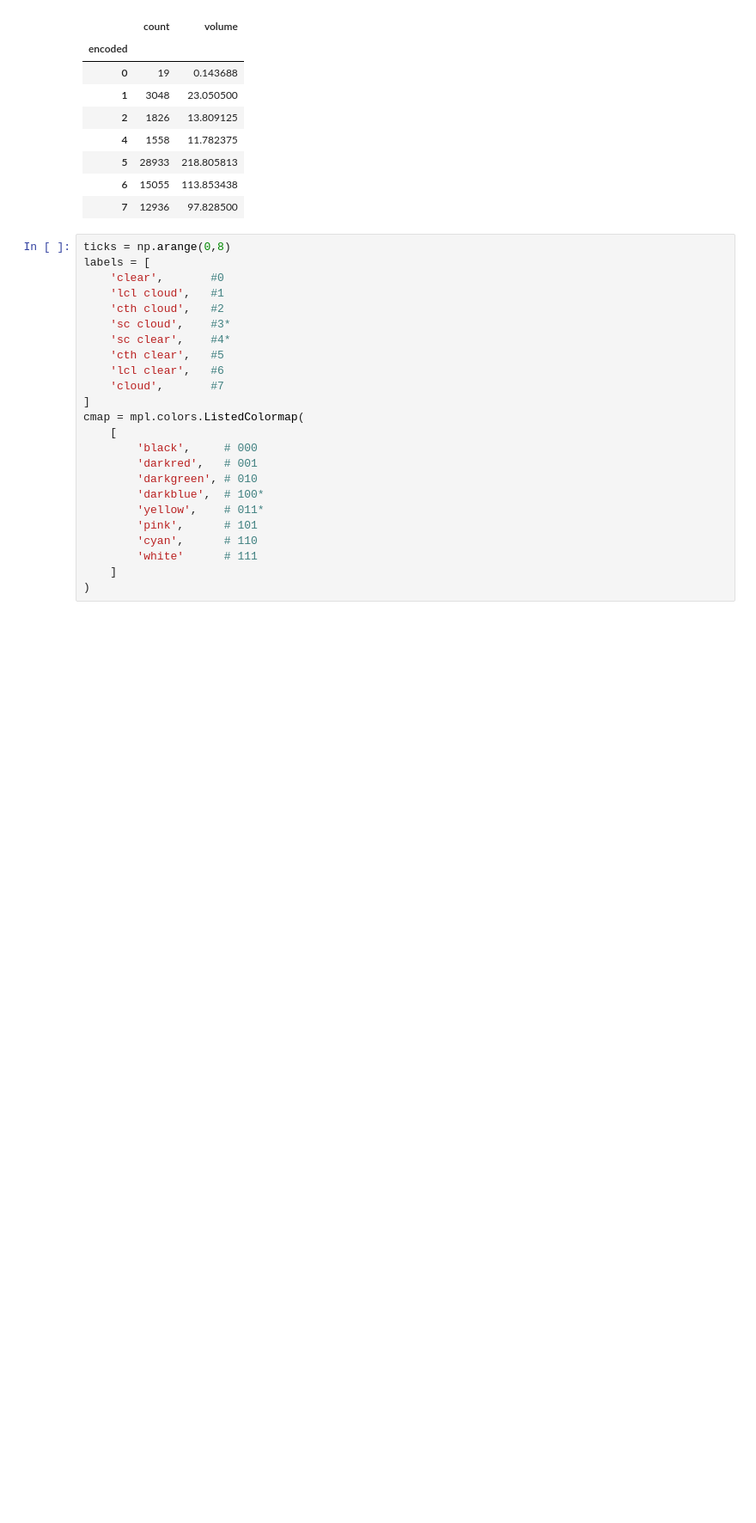
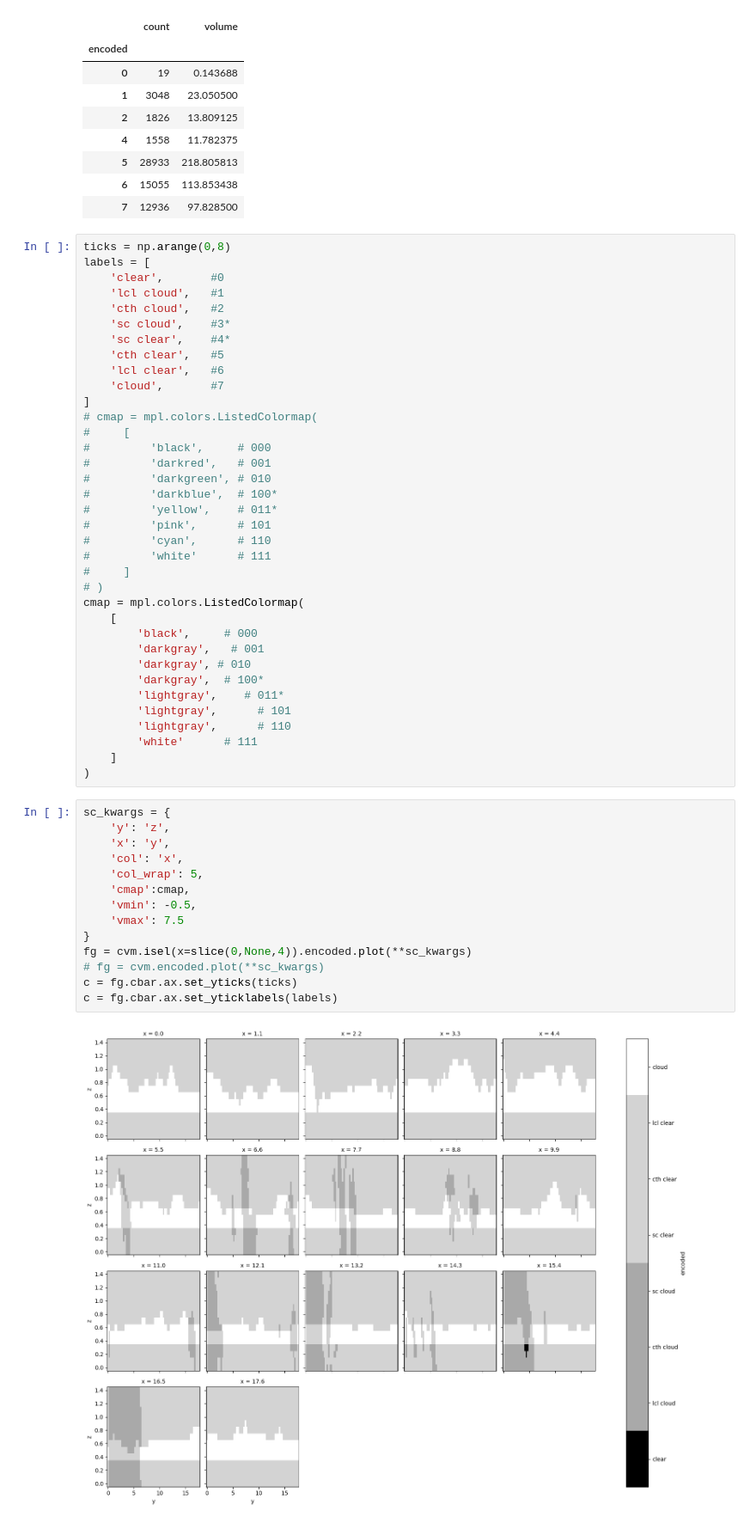
Before and after one commit to jlun17/misr-at3d-camp2ex, a Jupyter notebook: notebooks/preprocessing/CVM_LCL_CTH_SC.ipynb, the cells around one changed output. Shown at 86% size. Cells and saved outputs as stored; diff of their text form; blank space fills up the shorter version.

```diff
--- a/notebooks/preprocessing/CVM_LCL_CTH_SC.ipynb
+++ b/notebooks/preprocessing/CVM_LCL_CTH_SC.ipynb
@@ -165,18 +165,46 @@ labels = [
     'lcl clear',   #6
     'cloud',       #7
 ]
+# cmap = mpl.colors.ListedColormap(
+#     [
+#         'black',     # 000
+#         'darkred',   # 001
+#         'darkgreen', # 010
+#         'darkblue',  # 100*
+#         'yellow',    # 011*
+#         'pink',      # 101
+#         'cyan',      # 110
+#         'white'      # 111
+#     ]
+# )
 cmap = mpl.colors.ListedColormap(
     [
         'black',     # 000
-        'darkred',   # 001
-        'darkgreen', # 010
-        'darkblue',  # 100*
-        'yellow',    # 011*
-        'pink',      # 101
-        'cyan',      # 110
+        'darkgray',   # 001
+        'darkgray', # 010
+        'darkgray',  # 100*
+        'lightgray',    # 011*
+        'lightgray',      # 101
+        'lightgray',      # 110
         'white'      # 111
     ]
 )
+# %%
+sc_kwargs = {
+    'y': 'z',
+    'x': 'y',
+    'col': 'x',
+    'col_wrap': 5,
+    'cmap':cmap,
+    'vmin': -0.5,
+    'vmax': 7.5
+}
+fg = cvm.isel(x=slice(0,None,4)).encoded.plot(**sc_kwargs)
+# fg = cvm.encoded.plot(**sc_kwargs)
+c = fg.cbar.ax.set_yticks(ticks)
+c = fg.cbar.ax.set_yticklabels(labels)
+# %% [output]
+[figure, added]
 # %%
 # sc_kwargs = {
 #     'y': 'z',
```
Also changed, not shown: parts of 2 cells of this notebook, 1 other file.
